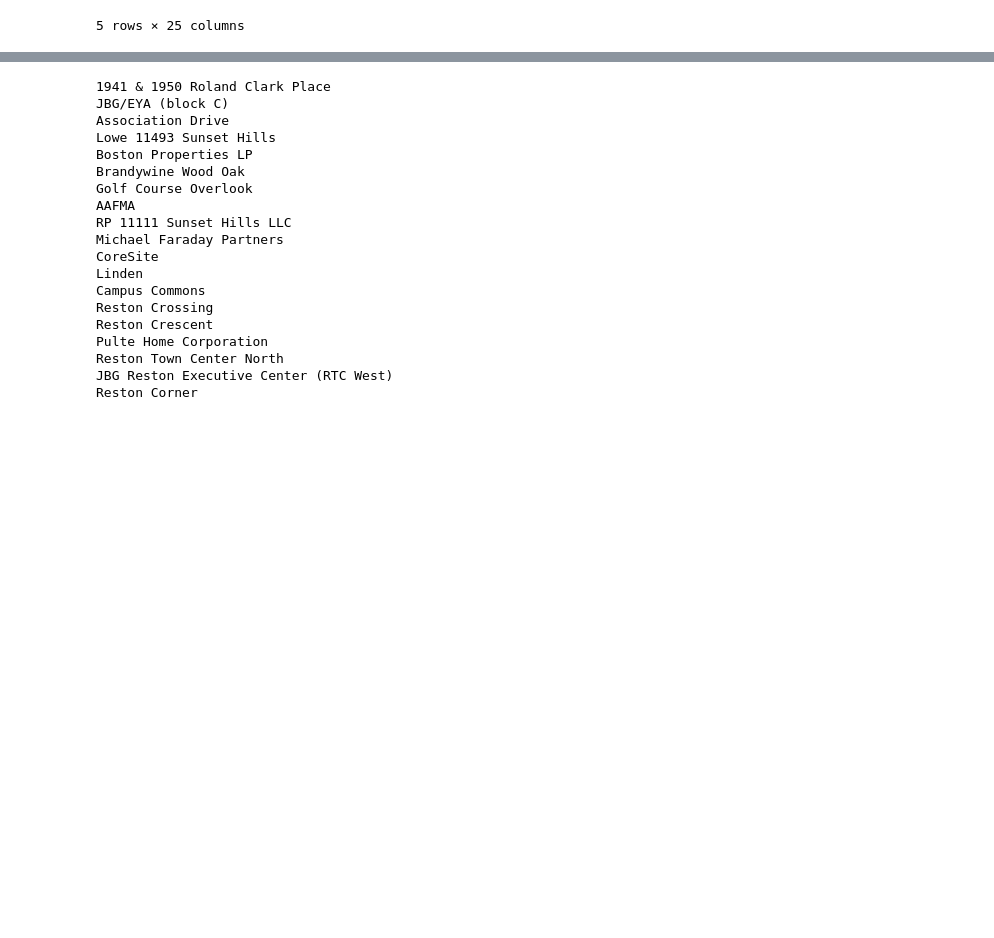
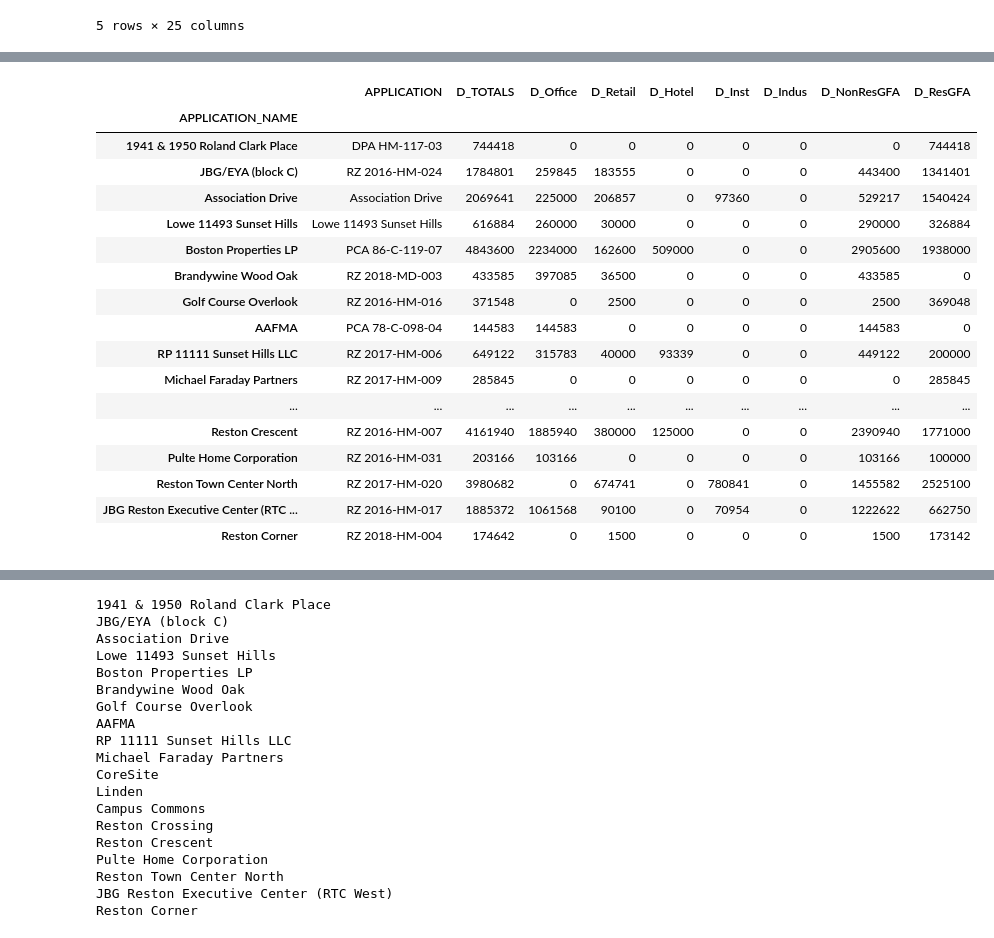
Before and after one commit to indranik/Project2, a Jupyter notebook: sliderDataParsing.ipynb, the cells around one changed output, grey strips where cells are left out. Saved outputs shown, nothing was run; the diff lists cells and outputs as text; code cells hidden in the pictures; blank space fills up the shorter version.

```diff
--- a/sliderDataParsing.ipynb
+++ b/sliderDataParsing.ipynb
@@ -25,0 +28,21 @@ cleaned_slider_data.head()
+# %%
+cleaned_slider_data
+# %% [output]
+|  | APPLICATION | D_TOTALS | D_Office | D_Retail | D_Hotel | D_Inst | D_Indus | D_NonResGFA | D_ResGFA |
+| APPLICATION_NAME |  |  |  |  |  |  |  |  |  |
+| 1941 & 1950 Roland Clark Place | DPA HM-117-03 | 744418 | 0 | 0 | 0 | 0 | 0 | 0 | 744418 |
+| JBG/EYA (block C) | RZ 2016-HM-024 | 1784801 | 259845 | 183555 | 0 | 0 | 0 | 443400 | 1341401 |
+| Association Drive | Association Drive | 2069641 | 225000 | 206857 | 0 | 97360 | 0 | 529217 | 1540424 |
+| Lowe 11493 Sunset Hills | Lowe 11493 Sunset Hills | 616884 | 260000 | 30000 | 0 | 0 | 0 | 290000 | 326884 |
+| Boston Properties LP | PCA 86-C-119-07 | 4843600 | 2234000 | 162600 | 509000 | 0 | 0 | 2905600 | 1938000 |
+| Brandywine Wood Oak | RZ 2018-MD-003 | 433585 | 397085 | 36500 | 0 | 0 | 0 | 433585 | 0 |
+| Golf Course Overlook | RZ 2016-HM-016 | 371548 | 0 | 2500 | 0 | 0 | 0 | 2500 | 369048 |
+| AAFMA | PCA 78-C-098-04 | 144583 | 144583 | 0 | 0 | 0 | 0 | 144583 | 0 |
+| RP 11111 Sunset Hills LLC | RZ 2017-HM-006 | 649122 | 315783 | 40000 | 93339 | 0 | 0 | 449122 | 200000 |
+| Michael Faraday Partners | RZ 2017-HM-009 | 285845 | 0 | 0 | 0 | 0 | 0 | 0 | 285845 |
+| ... | ... | ... | ... | ... | ... | ... | ... | ... | ... |
+| Reston Crescent | RZ 2016-HM-007 | 4161940 | 1885940 | 380000 | 125000 | 0 | 0 | 2390940 | 1771000 |
+| Pulte Home Corporation | RZ 2016-HM-031 | 203166 | 103166 | 0 | 0 | 0 | 0 | 103166 | 100000 |
+| Reston Town Center North | RZ 2017-HM-020 | 3980682 | 0 | 674741 | 0 | 780841 | 0 | 1455582 | 2525100 |
+| JBG Reston Executive Center (RTC ... | RZ 2016-HM-017 | 1885372 | 1061568 | 90100 | 0 | 70954 | 0 | 1222622 | 662750 |
+| Reston Corner | RZ 2018-HM-004 | 174642 | 0 | 1500 | 0 | 0 | 0 | 1500 | 173142 |
```
Also changed, not shown: parts of 15 cells of this notebook, 6 other files.
